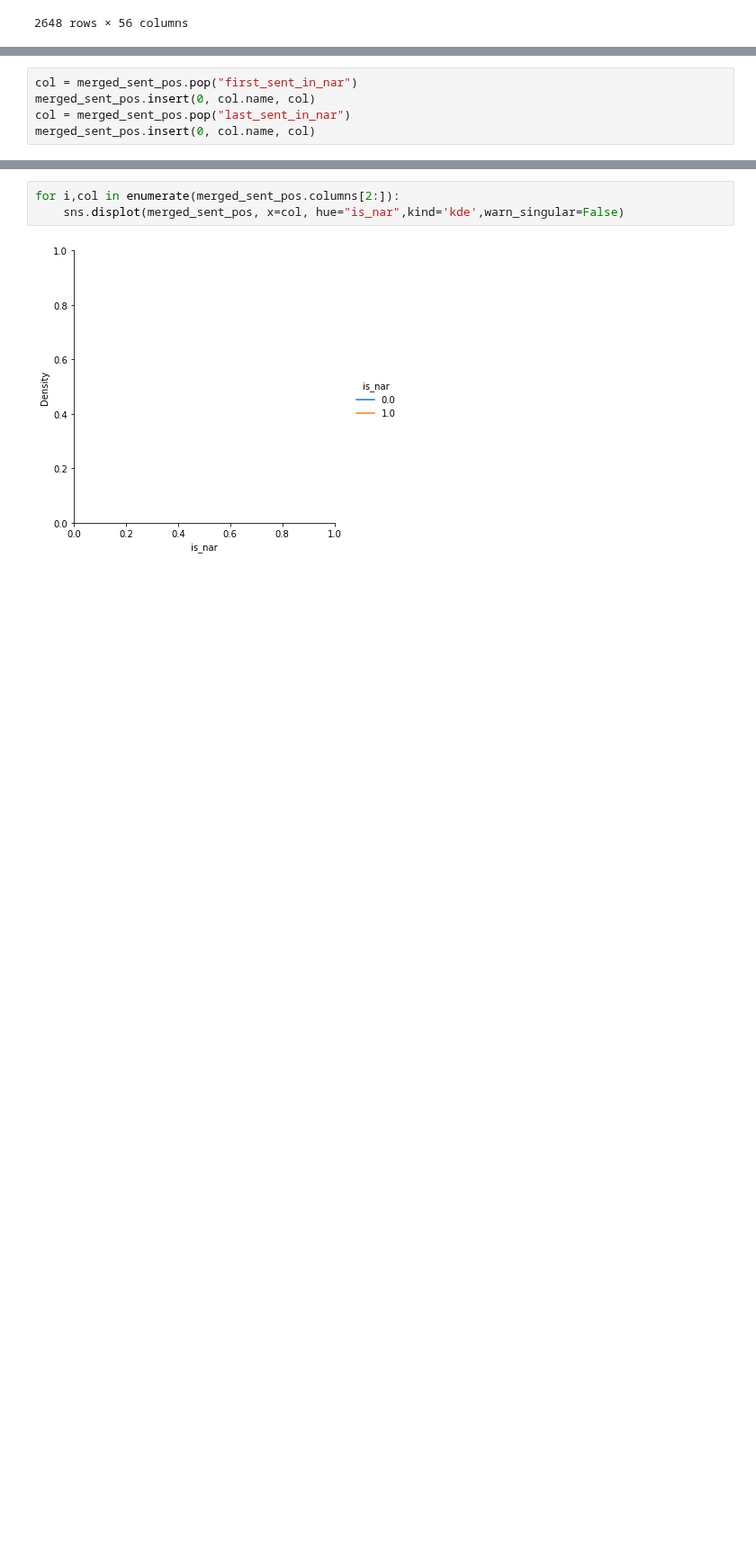
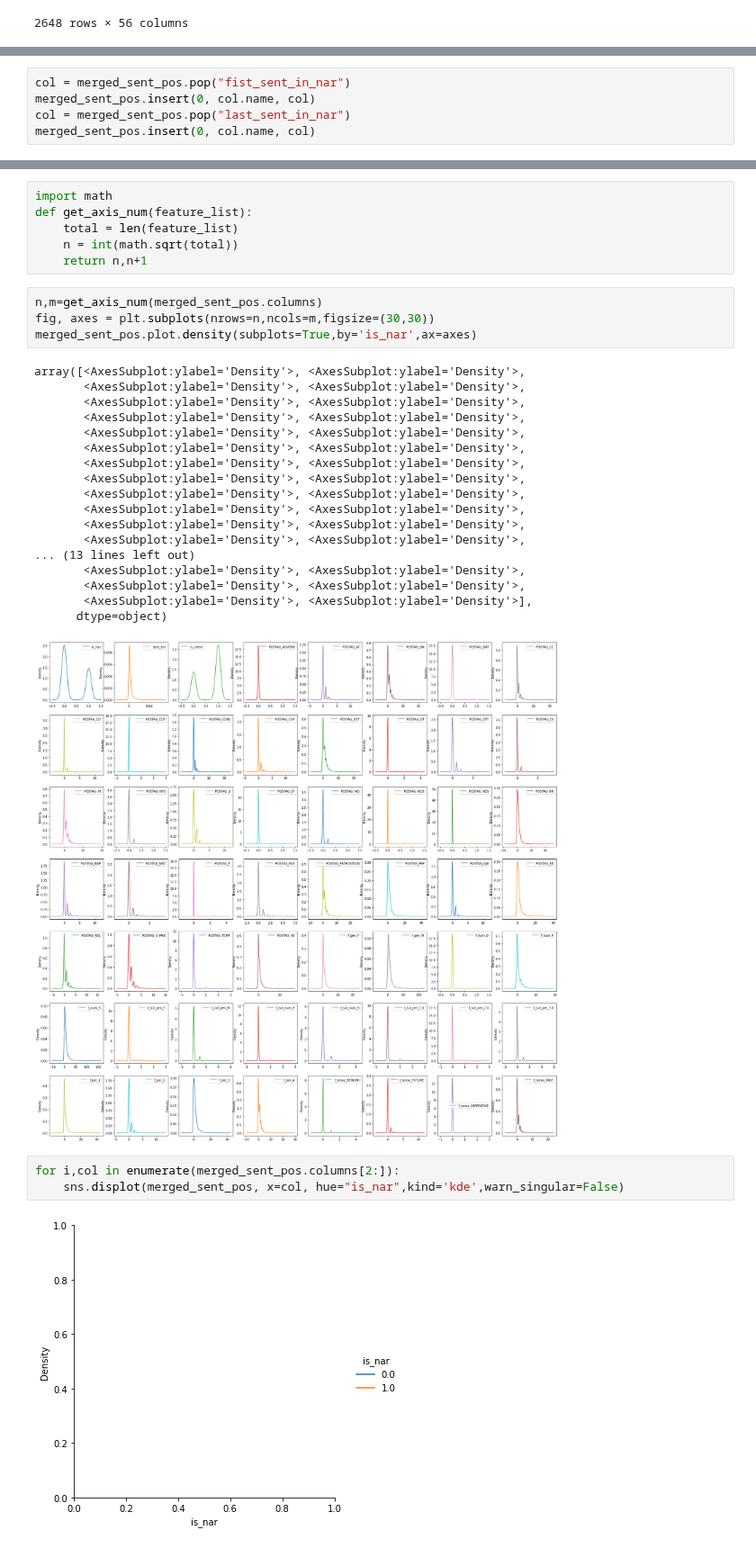
Before and after one commit to Sofy34/personal_strudy, a Jupyter notebook: thesis/03_crf_pos_sentenses.ipynb, the cells around one changed output, grey strips where cells are left out. Shown at 90% size. Drawn from its saved outputs; the diff is of its cells as text; blank space fills up the shorter version.

Commit message:
CRF sentenses - add some plots

```diff
--- a/thesis/03_cfr_pos_sentenses.ipynb
+++ b/thesis/03_crf_pos_sentenses.ipynb
@@ -192,6 +177,6 @@ merged_sent_pos.describe()
 8 rows × 56 columns
 # %%
-col = merged_sent_pos.pop("first_sent_in_nar")
+col = merged_sent_pos.pop("fist_sent_in_nar")
 merged_sent_pos.insert(0, col.name, col)
 col = merged_sent_pos.pop("last_sent_in_nar")
 merged_sent_pos.insert(0, col.name, col)
@@ -200,3 +185,32 @@ merged_sent_pos.insert(0, col.name, col)
+# %%
+import math
+def get_axis_num(feature_list):
+    total = len(feature_list)
+    n = int(math.sqrt(total))
+    return n,n+1
+# %%
+n,m=get_axis_num(merged_sent_pos.columns)
+fig, axes = plt.subplots(nrows=n,ncols=m,figsize=(30,30))
+merged_sent_pos.plot.density(subplots=True,by='is_nar',ax=axes)
+# %% [output]
+array([<AxesSubplot:ylabel='Density'>, <AxesSubplot:ylabel='Density'>,
+       <AxesSubplot:ylabel='Density'>, <AxesSubplot:ylabel='Density'>,
+       <AxesSubplot:ylabel='Density'>, <AxesSubplot:ylabel='Density'>,
+       <AxesSubplot:ylabel='Density'>, <AxesSubplot:ylabel='Density'>,
+       <AxesSubplot:ylabel='Density'>, <AxesSubplot:ylabel='Density'>,
+       <AxesSubplot:ylabel='Density'>, <AxesSubplot:ylabel='Density'>,
+       <AxesSubplot:ylabel='Density'>, <AxesSubplot:ylabel='Density'>,
+       <AxesSubplot:ylabel='Density'>, <AxesSubplot:ylabel='Density'>,
+       <AxesSubplot:ylabel='Density'>, <AxesSubplot:ylabel='Density'>,
+       <AxesSubplot:ylabel='Density'>, <AxesSubplot:ylabel='Density'>,
+       <AxesSubplot:ylabel='Density'>, <AxesSubplot:ylabel='Density'>,
+       <AxesSubplot:ylabel='Density'>, <AxesSubplot:ylabel='Density'>,
+... (13 lines left out)
+       <AxesSubplot:ylabel='Density'>, <AxesSubplot:ylabel='Density'>,
+       <AxesSubplot:ylabel='Density'>, <AxesSubplot:ylabel='Density'>,
+       <AxesSubplot:ylabel='Density'>, <AxesSubplot:ylabel='Density'>],
+      dtype=object)
+[figure, added]
 # %%
 for i,col in enumerate(merged_sent_pos.columns[2:]):
     sns.displot(merged_sent_pos, x=col, hue="is_nar",kind='kde',warn_singular=False)
```
Also changed, not shown: parts of 49 cells of this notebook.
